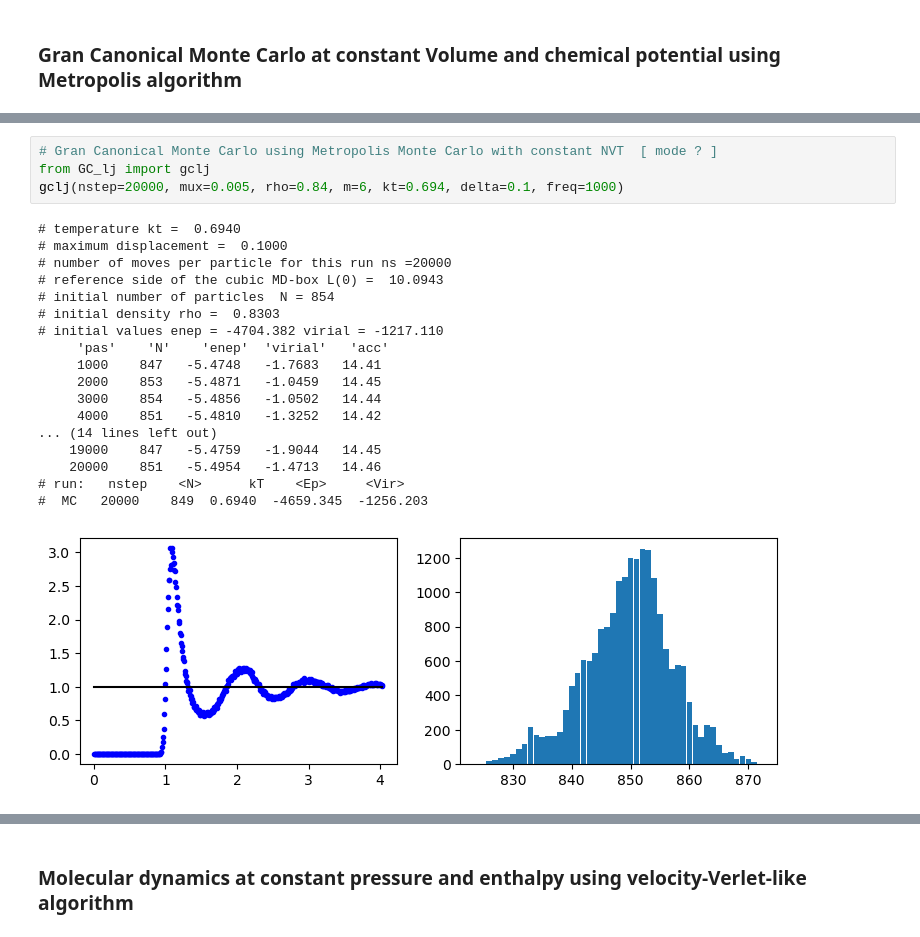
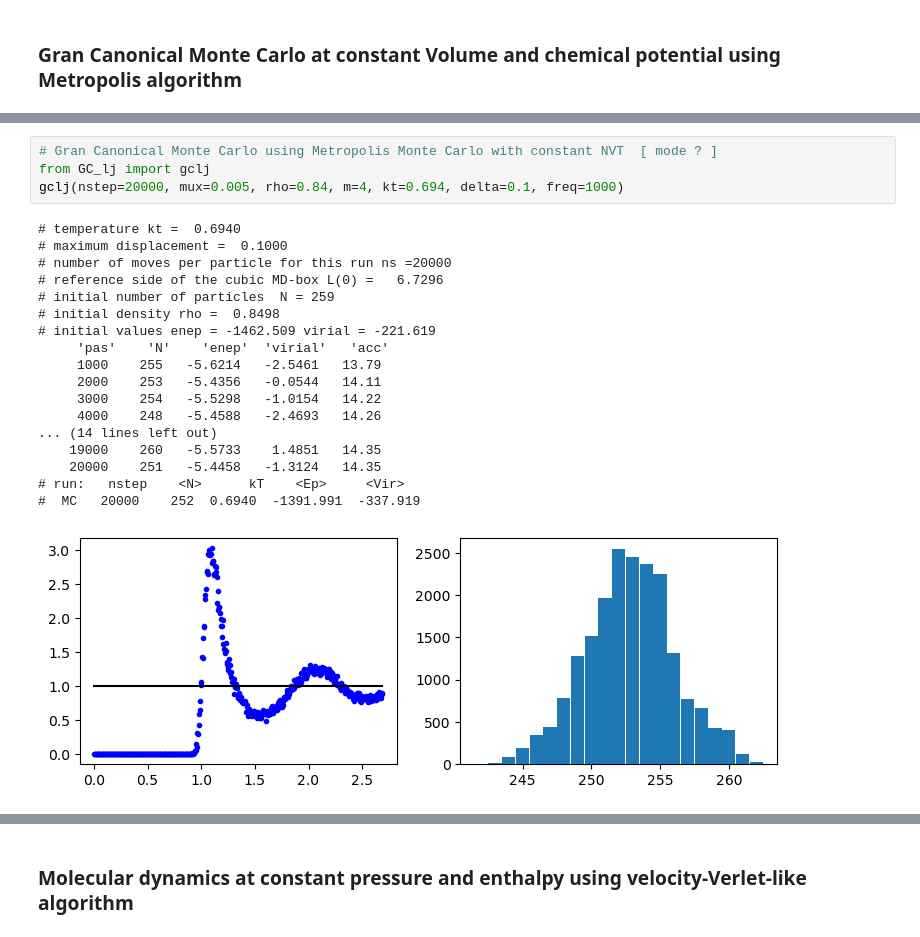
Before and after one commit to cpierleo/PyLJ, a Jupyter notebook: LJ-simulation.ipynb, the cells around one changed output, grey strips where cells are left out. Cells and saved outputs as stored; diff of their text form.

```diff
--- a/LJ-simulation.ipynb
+++ b/LJ-simulation.ipynb
@@ -118,26 +137,26 @@ gclj(nstep=2000, mux=0.0075, rho=0.84, m=6, kt=0.694, delta=0.1, freq=100)
 # %%
 # Gran Canonical Monte Carlo using Metropolis Monte Carlo with constant NVT  [ mode ? ]
 from GC_lj import gclj
-gclj(nstep=20000, mux=0.005, rho=0.84, m=6, kt=0.694, delta=0.1, freq=1000)
+gclj(nstep=20000, mux=0.005, rho=0.84, m=4, kt=0.694, delta=0.1, freq=1000)
 # %% [output]
 # temperature kt =  0.6940
 # maximum displacement =  0.1000
 # number of moves per particle for this run ns =20000
-# reference side of the cubic MD-box L(0) =  10.0943
-# initial number of particles  N = 854
-# initial density rho =  0.8303
-# initial values enep = -4704.382 virial = -1217.110
+# reference side of the cubic MD-box L(0) =   6.7296
+# initial number of particles  N = 259
+# initial density rho =  0.8498
+# initial values enep = -1462.509 virial = -221.619
      'pas'    'N'    'enep'  'virial'   'acc'
-     1000    847   -5.4748   -1.7683   14.41
-     2000    853   -5.4871   -1.0459   14.45
-     3000    854   -5.4856   -1.0502   14.44
-     4000    851   -5.4810   -1.3252   14.42
+     1000    255   -5.6214   -2.5461   13.79
+     2000    253   -5.4356   -0.0544   14.11
+     3000    254   -5.5298   -1.0154   14.22
+     4000    248   -5.4588   -2.4693   14.26
 ... (14 lines left out)
-    19000    847   -5.4759   -1.9044   14.45
-    20000    851   -5.4954   -1.4713   14.46
+    19000    260   -5.5733    1.4851   14.35
+    20000    251   -5.4458   -1.3124   14.35
 # run:   nstep    <N>      kT    <Ep>     <Vir>
-#  MC   20000    849  0.6940  -4659.345  -1256.203
+#  MC   20000    252  0.6940  -1391.991  -337.919
-[figure, old version]
+[figure, new version]
 # %%
 # Gran Canonical Monte Carlo using Metropolis Monte Carlo with constant NVT  [ mode ? ]
 from GC_lj import gclj
```
Also changed, not shown: parts of 5 cells of this notebook, 3 other files.
